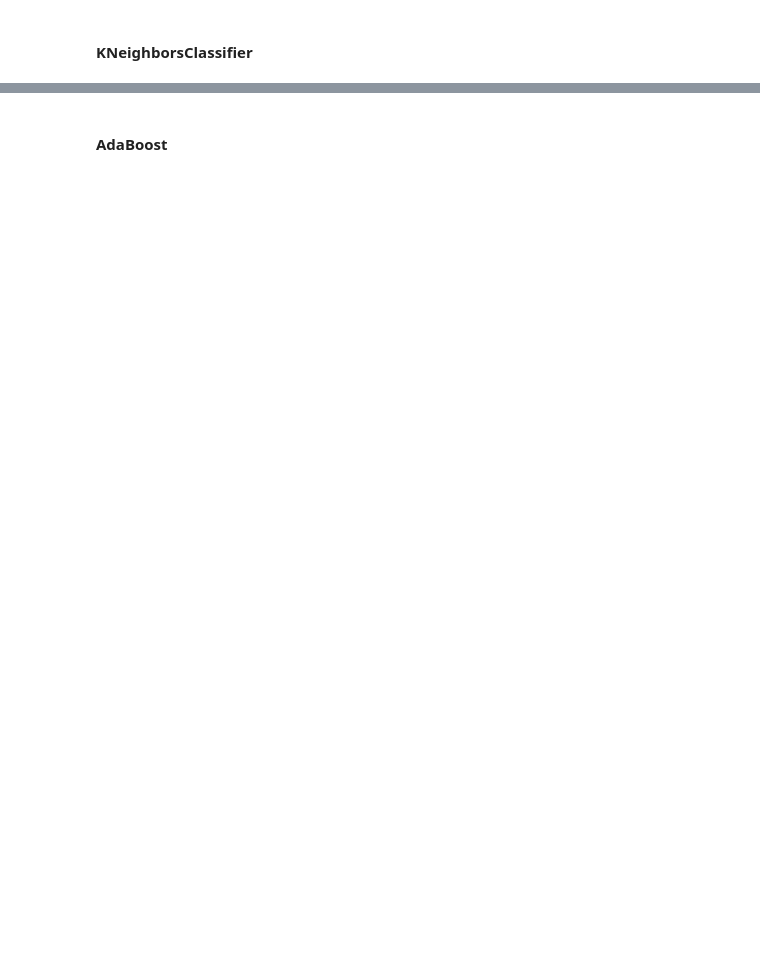
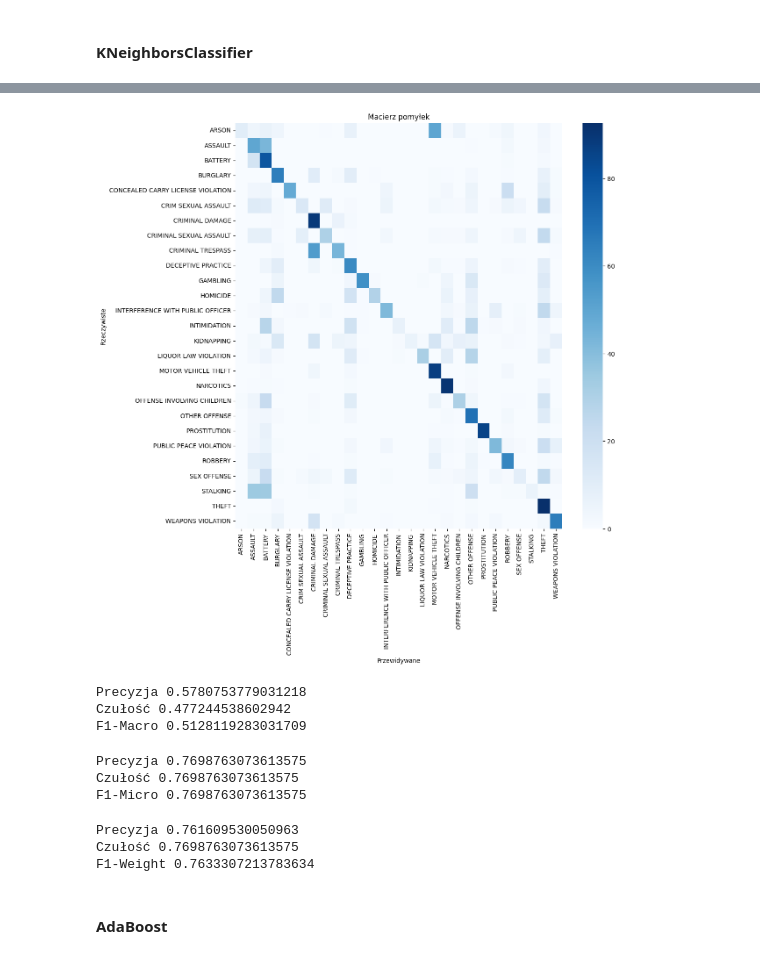
Before and after one commit to lobozmonika/Czesc_praktyczna, a Jupyter notebook: czpraktyczna.ipynb, the cells around one changed output, grey strips where cells are left out. Saved outputs shown, nothing was run; the diff lists cells and outputs as text; code cells hidden in the pictures; blank space fills up the shorter version.

```diff
--- a/czpraktyczna.ipynb
+++ b/czpraktyczna.ipynb
@@ -399,0 +653,2 @@ y_pred_kn = kn_clf_pipeline.predict(X_test)
+# %%
+grid_kn_clf.fit(X_train, y_train)
@@ -399,0 +673,2 @@ y_pred_kn = kn_clf_pipeline.predict(X_test)
+# %%
+best_kn_clf = grid_kn_clf.best_estimator_
@@ -400 +687,3 @@ y_pred_kn = kn_clf_pipeline.predict(X_test)
+# %%
+y_pred_kn_clf_grid = best_kn_clf.predict(X_test)
 # %%
@@ -424,2 +726,6 @@ conf_matrix_kn = confusion_matrix(y_test_le, y_pred_kn)
 # %%
-conf_matrix_kn
+# y_pred_kn_class_names = le_y.inverse_transform(y_pred_kn_clf_grid)
+
+# class_names = le_y.inverse_transform(kn_clf.classes_)
+conf_matrix_kn_clf = confusion_matrix(y_test, y_pred_kn_clf_grid)
+conf_matrix_kn_clf_percentage = conf_matrix_kn_clf.astype('float') / conf_matrix_kn_clf.sum(axis=1)[:, np.newaxis] * 100
@@ -464,3 +732,56 @@ array([[    6,    25,   147, ...,     0,    93,     0],
+# %%
+plt.figure(figsize=(12, 12))
+
+sns.heatmap(conf_matrix_kn_clf_percentage, fmt="d", cmap="Blues", xticklabels=class_names, yticklabels=class_names)
+
+plt.xlabel('Przewidywane')
+plt.ylabel('Rzeczywiste')
+plt.title('Macierz pomyłek')
+plt.show()
+# %% [output]
+[figure, added]
+# %%
+# macro
+
+prec_kn_clf_macro = precision_score(y_test, y_pred_kn_clf_grid, average='macro')
+rec_kn_clf_macro = recall_score(y_test, y_pred_kn_clf_grid, average='macro')
+f1_kn_clf_macro = f1_score(y_test, y_pred_kn_clf_grid, average='macro')
+
+print("Precyzja", prec_kn_clf_macro)
+print("Czułość", rec_kn_clf_macro)
+print("F1-Macro", f1_kn_clf_macro)
+# %% [output]
+Precyzja 0.5780753779031218
+Czułość 0.477244538602942
+F1-Macro 0.5128119283031709
+# %%
+# micro
+
+prec_kn_clf_micro = precision_score(y_test, y_pred_kn_clf_grid, average='micro')
+rec_kn_clf_micro = recall_score(y_test, y_pred_kn_clf_grid, average='micro')
+f1_kn_clf_micro = f1_score(y_test, y_pred_kn_clf_grid, average='micro')
+
+print("Precyzja", prec_kn_clf_micro)
+print("Czułość", rec_kn_clf_micro)
+print("F1-Micro", f1_kn_clf_micro)
+# %% [output]
+Precyzja 0.7698763073613575
+Czułość 0.7698763073613575
+F1-Micro 0.7698763073613575
+# %%
+#weighted
+
+prec_kn_clf_weight = precision_score(y_test, y_pred_kn_clf_grid, average='weighted')
+rec_kn_clf_weight = recall_score(y_test, y_pred_kn_clf_grid, average='weighted')
+f1_kn_clf_weight = f1_score(y_test, y_pred_kn_clf_grid, average='weighted')
+
+print("Precyzja", prec_kn_clf_weight)
+print("Czułość", rec_kn_clf_weight)
+print("F1-Weight", f1_kn_clf_weight)
+# %% [output]
+Precyzja 0.761609530050963
+Czułość 0.7698763073613575
+F1-Weight 0.7633307213783634
 # %% [markdown]
 #### AdaBoost
 # %%
```
Also changed, not shown: parts of 186 cells of this notebook.
